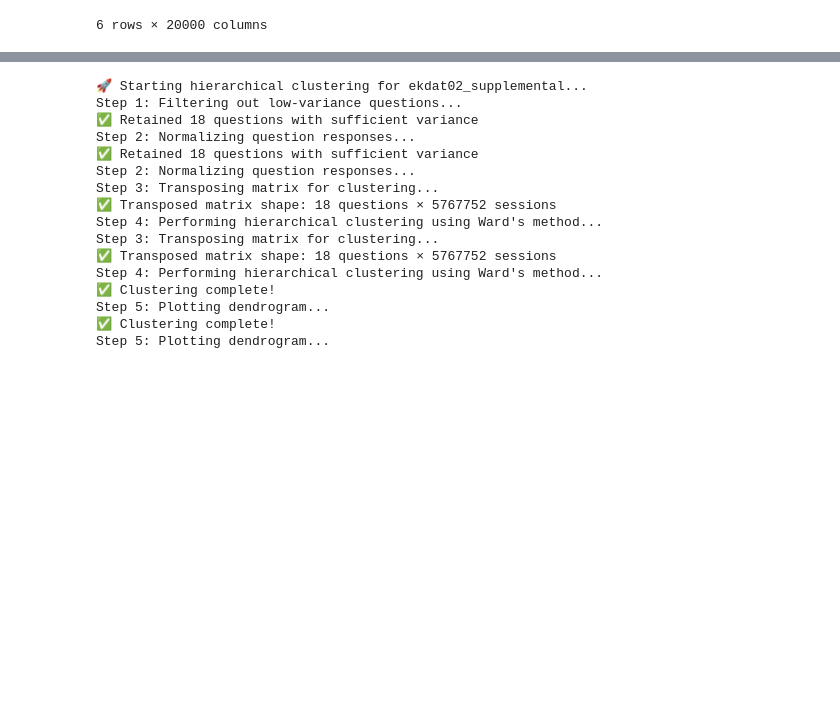
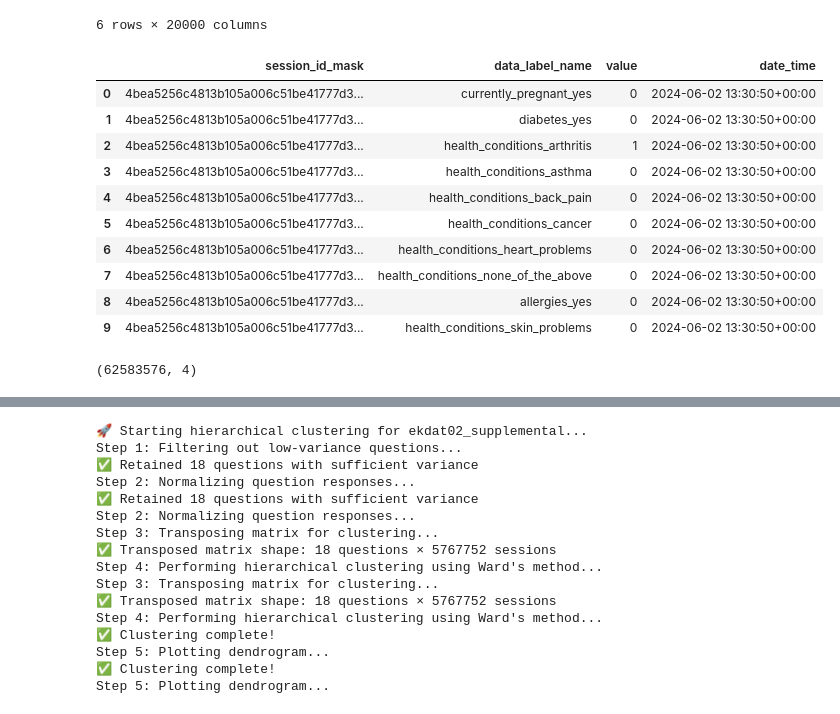
Before and after one commit to chroniq-lab/kiosk_user_patterns, a Jupyter notebook: data/kupdat02_summaries of variables.ipynb, the cells around one changed output, grey strips where cells are left out. Cells and saved outputs as stored; diff of their text form; code cells hidden in the pictures; blank space fills up the shorter version.

```diff
--- a/data/kupdat02_summaries of variables.ipynb
+++ b/data/kupdat02_summaries of variables.ipynb
@@ -244,3 +244,21 @@ wide_df = df.pivot_table(
     values="value",
     aggfunc="first"
 ).apply(pd.to_numeric, errors="coerce").fillna(0)
+# %%
+df_step3a.head(10)
+# %% [output]
+|  | session_id_mask | data_label_name | value | date_time |
+| 0 | 4bea5256c4813b105a006c51be41777d3... | currently_pregnant_yes | 0 | 2024-06-02 13:30:50+00:00 |
+| 1 | 4bea5256c4813b105a006c51be41777d3... | diabetes_yes | 0 | 2024-06-02 13:30:50+00:00 |
+| 2 | 4bea5256c4813b105a006c51be41777d3... | health_conditions_arthritis | 1 | 2024-06-02 13:30:50+00:00 |
+| 3 | 4bea5256c4813b105a006c51be41777d3... | health_conditions_asthma | 0 | 2024-06-02 13:30:50+00:00 |
+| 4 | 4bea5256c4813b105a006c51be41777d3... | health_conditions_back_pain | 0 | 2024-06-02 13:30:50+00:00 |
+| 5 | 4bea5256c4813b105a006c51be41777d3... | health_conditions_cancer | 0 | 2024-06-02 13:30:50+00:00 |
+| 6 | 4bea5256c4813b105a006c51be41777d3... | health_conditions_heart_problems | 0 | 2024-06-02 13:30:50+00:00 |
+| 7 | 4bea5256c4813b105a006c51be41777d3... | health_conditions_none_of_the_above | 0 | 2024-06-02 13:30:50+00:00 |
+| 8 | 4bea5256c4813b105a006c51be41777d3... | allergies_yes | 0 | 2024-06-02 13:30:50+00:00 |
+| 9 | 4bea5256c4813b105a006c51be41777d3... | health_conditions_skin_problems | 0 | 2024-06-02 13:30:50+00:00 |
+# %%
+df_step3a.shape
+# %% [output]
+(62583576, 4)
```
Also changed, not shown: parts of 4 cells of this notebook, 1 other file.
